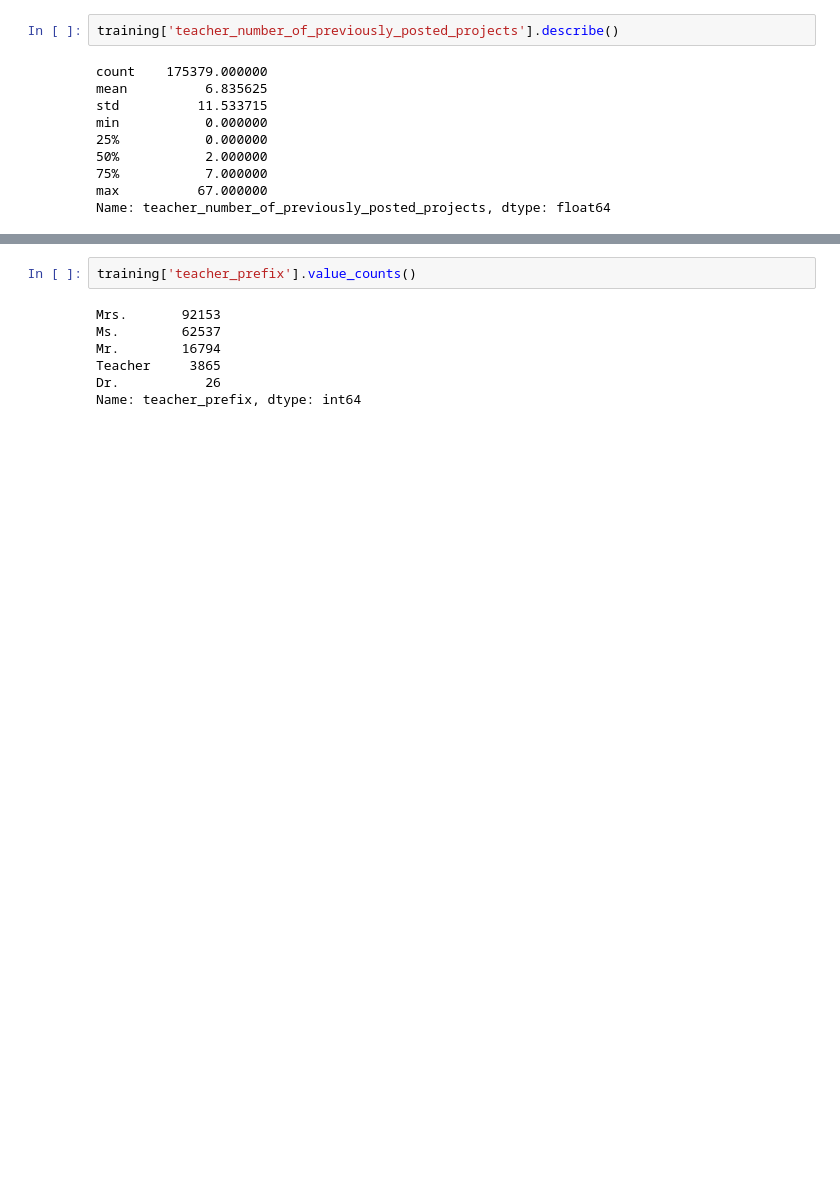
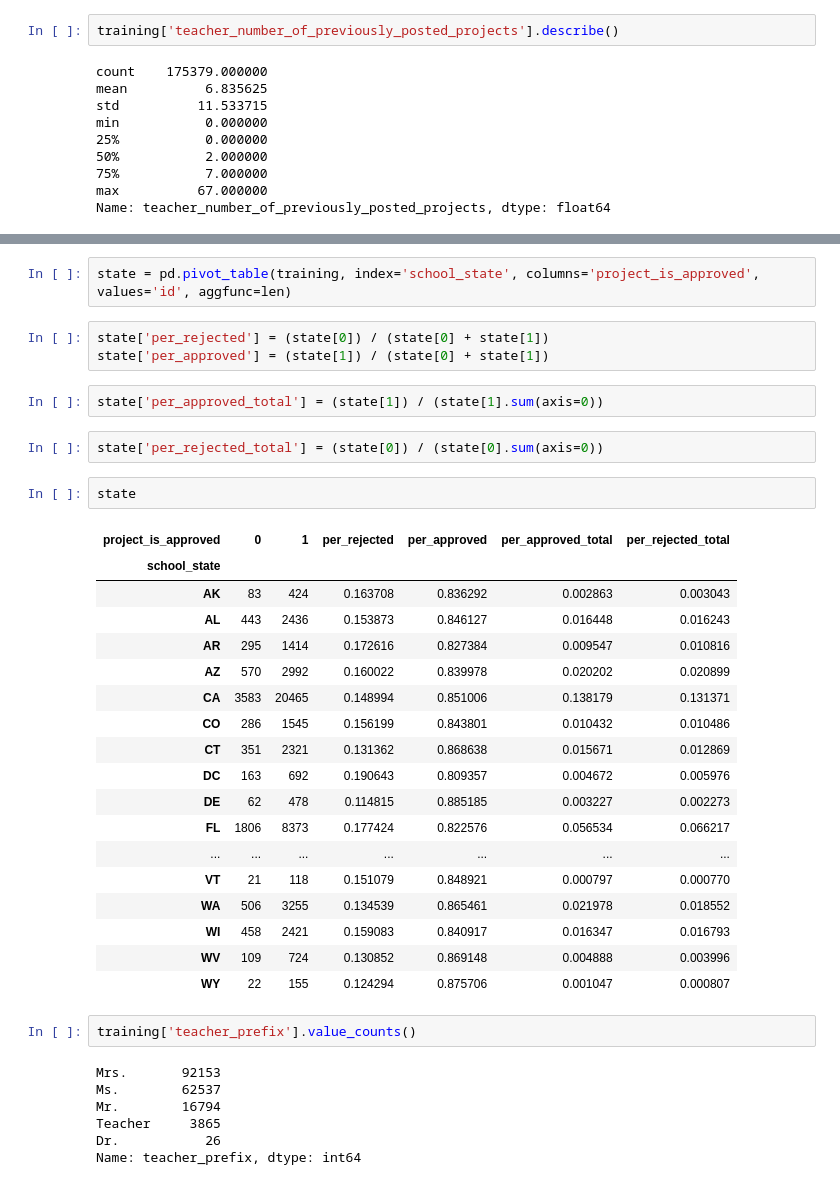
Before and after one commit to matthewcassi/kaggle_competitions, a Jupyter notebook: donors_choose/initial_look.ipynb, the cells around one changed output, grey strips where cells are left out. Cells and saved outputs as stored; diff of their text form; blank space fills up the shorter version.

```diff
--- a/donors_choose/initial_look.ipynb
+++ b/donors_choose/initial_look.ipynb
@@ -120,3 +111,33 @@ plt.show()
+# %%
+state = pd.pivot_table(training, index='school_state', columns='project_is_approved', values='id', aggfunc=len)
+# %%
+state['per_rejected'] = (state[0]) / (state[0] + state[1])
+state['per_approved'] = (state[1]) / (state[0] + state[1])
+# %%
+state['per_approved_total'] = (state[1]) / (state[1].sum(axis=0))
+# %%
+state['per_rejected_total'] = (state[0]) / (state[0].sum(axis=0))
+# %%
+state
+# %% [output]
+| project_is_approved | 0 | 1 | per_rejected | per_approved | per_approved_total | per_rejected_total |
+| school_state |  |  |  |  |  |  |
+| AK | 83 | 424 | 0.163708 | 0.836292 | 0.002863 | 0.003043 |
+| AL | 443 | 2436 | 0.153873 | 0.846127 | 0.016448 | 0.016243 |
+| AR | 295 | 1414 | 0.172616 | 0.827384 | 0.009547 | 0.010816 |
+| AZ | 570 | 2992 | 0.160022 | 0.839978 | 0.020202 | 0.020899 |
+| CA | 3583 | 20465 | 0.148994 | 0.851006 | 0.138179 | 0.131371 |
+| CO | 286 | 1545 | 0.156199 | 0.843801 | 0.010432 | 0.010486 |
+| CT | 351 | 2321 | 0.131362 | 0.868638 | 0.015671 | 0.012869 |
+| DC | 163 | 692 | 0.190643 | 0.809357 | 0.004672 | 0.005976 |
+| DE | 62 | 478 | 0.114815 | 0.885185 | 0.003227 | 0.002273 |
+| FL | 1806 | 8373 | 0.177424 | 0.822576 | 0.056534 | 0.066217 |
+| ... | ... | ... | ... | ... | ... | ... |
+| VT | 21 | 118 | 0.151079 | 0.848921 | 0.000797 | 0.000770 |
+| WA | 506 | 3255 | 0.134539 | 0.865461 | 0.021978 | 0.018552 |
+| WI | 458 | 2421 | 0.159083 | 0.840917 | 0.016347 | 0.016793 |
+| WV | 109 | 724 | 0.130852 | 0.869148 | 0.004888 | 0.003996 |
+| WY | 22 | 155 | 0.124294 | 0.875706 | 0.001047 | 0.000807 |
 # %%
 training['teacher_prefix'].value_counts()
 # %% [output]
```
Also changed, not shown: parts of 16 cells of this notebook.
